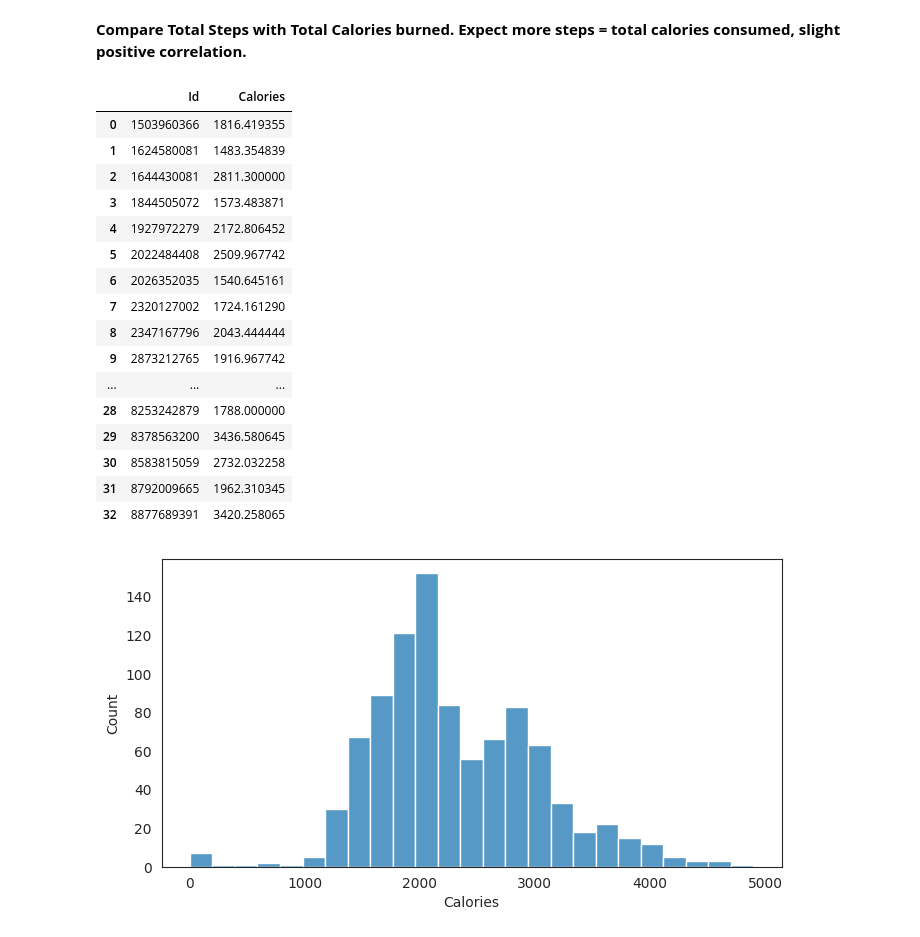
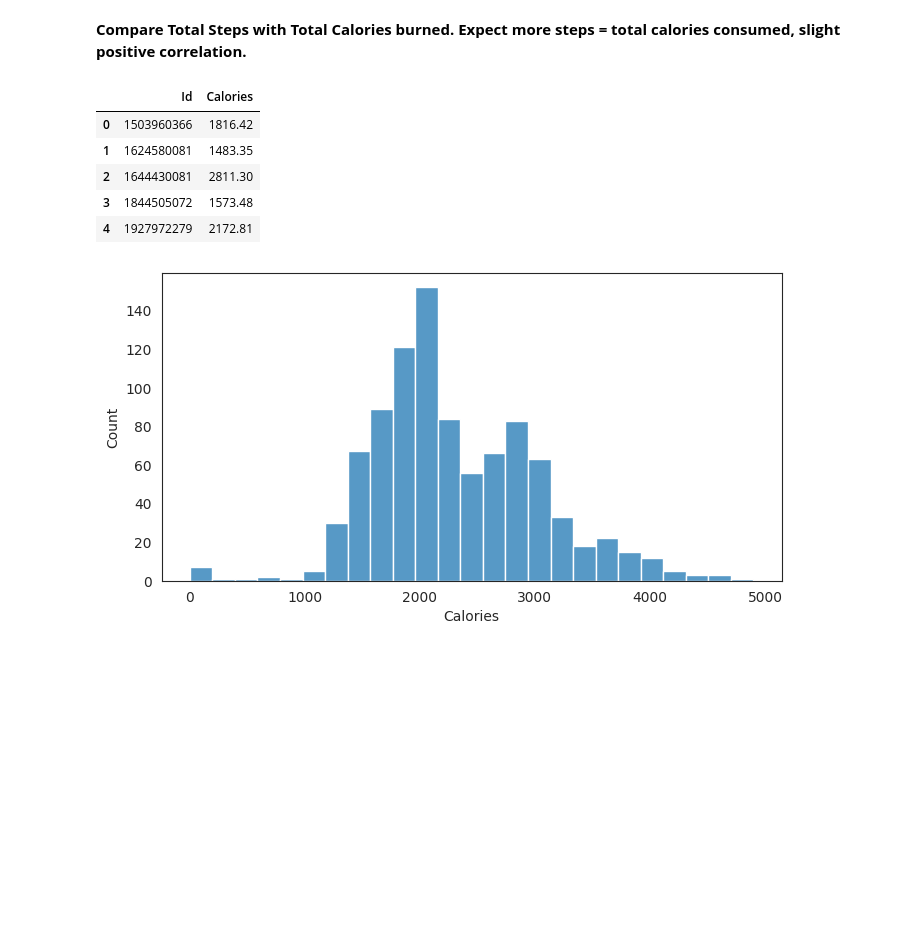
Before and after one commit to sirDevelop/BellaBeat-Data-Analysis, a Jupyter notebook: BellaBeat_Study.ipynb, the cells around one changed output. Cells and saved outputs as stored; diff of their text form; code cells hidden in the pictures; blank space fills up the shorter version.

```diff
--- a/BellaBeat_Study.ipynb
+++ b/BellaBeat_Study.ipynb
@@ -1689,28 +1843,17 @@ ax.set(xlabel="TotalSteps", ylabel = "Calories");
 # %% [markdown]
 **Compare Total Steps with Total Calories burned. Expect more steps = total calories consumed, slight positive correlation.**
 # %%
-calories_df = df1.groupby(['Id'])['Calories'].mean()\
+calories_df = round(df1.groupby(['Id'])['Calories'].mean(),2)\
   .reset_index()
 
-calories_df
+calories_df.head()
 # %% [output]
 |  | Id | Calories |
-| 0 | 1503960366 | 1816.419355 |
-| 1 | 1624580081 | 1483.354839 |
-| 2 | 1644430081 | 2811.300000 |
-| 3 | 1844505072 | 1573.483871 |
-| 4 | 1927972279 | 2172.806452 |
-| 5 | 2022484408 | 2509.967742 |
-| 6 | 2026352035 | 1540.645161 |
-| 7 | 2320127002 | 1724.161290 |
-| 8 | 2347167796 | 2043.444444 |
-| 9 | 2873212765 | 1916.967742 |
-| ... | ... | ... |
-| 28 | 8253242879 | 1788.000000 |
-| 29 | 8378563200 | 3436.580645 |
-| 30 | 8583815059 | 2732.032258 |
-| 31 | 8792009665 | 1962.310345 |
-| 32 | 8877689391 | 3420.258065 |
+| 0 | 1503960366 | 1816.42 |
+| 1 | 1624580081 | 1483.35 |
+| 2 | 1644430081 | 2811.30 |
+| 3 | 1844505072 | 1573.48 |
+| 4 | 1927972279 | 2172.81 |
 # %%
 plt.figure(figsize=(8,4))
 sns.histplot(data=df1, x="Calories");
```
Also changed, not shown: parts of 51 cells of this notebook.
